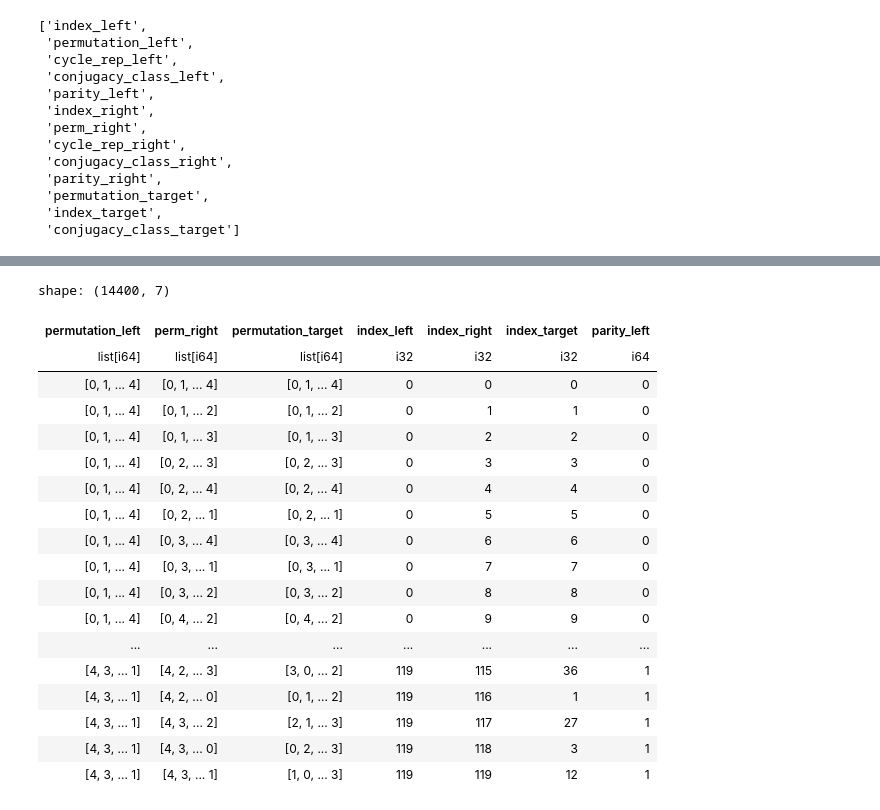
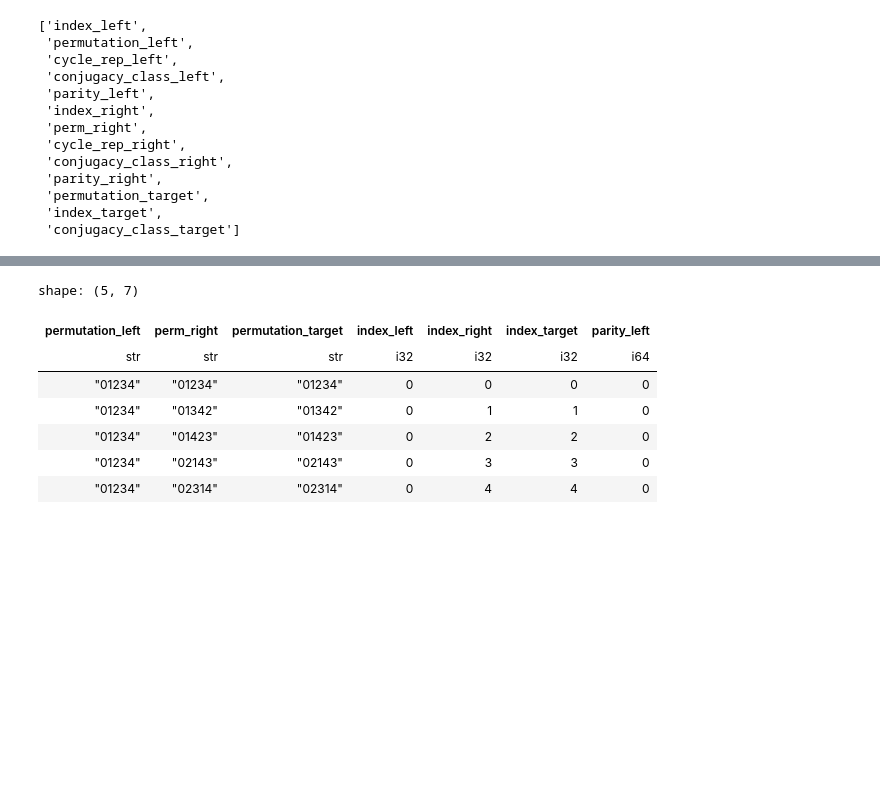
Before and after one commit to dashstander/sn-grok, a Jupyter notebook: mlp_vis.ipynb, the cells around one changed output, grey strips where cells are left out. Saved outputs shown, nothing was run; the diff lists cells and outputs as text; code cells hidden in the pictures; blank space fills up the shorter version.

```diff
--- a/mlp_vis.ipynb
+++ b/mlp_vis.ipynb
@@ -359,17 +357,13 @@ mult_df.columns
  'index_target',
  'conjugacy_class_target']
 # %%
-def list2str(x):
-    strings = []
-    for y in x:
-        strings.append(''.join([str(i) for i in y]))
-    return tuple(strings)
 
-mult_df.with_columns([
+
+mult_df = mult_df.with_columns([
     pl.col('permutation_left').arr.eval(pl.element().cast(str)).arr.join(''),
     pl.col('perm_right').arr.eval(pl.element().cast(str)).arr.join(''),
     pl.col('permutation_target').arr.eval(pl.element().cast(str)).arr.join(''),
     pl.col('conjugacy_class_left').arr.eval(pl.element().cast(str)).arr.join(''),
     pl.col('conjugacy_class_right').arr.eval(pl.element().cast(str)).arr.join(''),
     pl.col('conjugacy_class_target').arr.eval(pl.element().cast(str)).arr.join('')
-]).head()
+])
@@ -385,22 +370,11 @@ shape: (5, 13)
 # %%
-mult_df.select([pl.col('^perm.*$'), pl.col('^index.*$'), 'parity_left'])
+mult_df.select([pl.col('^perm.*$'), pl.col('^index.*$'), 'parity_left']).head()
 # %% [output]
-shape: (14400, 7)
+shape: (5, 7)
 | permutation_left | perm_right | permutation_target | index_left | index_right | index_target | parity_left |
-| list[i64] | list[i64] | list[i64] | i32 | i32 | i32 | i64 |
-| [0, 1, ... 4] | [0, 1, ... 4] | [0, 1, ... 4] | 0 | 0 | 0 | 0 |
-| [0, 1, ... 4] | [0, 1, ... 2] | [0, 1, ... 2] | 0 | 1 | 1 | 0 |
-| [0, 1, ... 4] | [0, 1, ... 3] | [0, 1, ... 3] | 0 | 2 | 2 | 0 |
-| [0, 1, ... 4] | [0, 2, ... 3] | [0, 2, ... 3] | 0 | 3 | 3 | 0 |
-| [0, 1, ... 4] | [0, 2, ... 4] | [0, 2, ... 4] | 0 | 4 | 4 | 0 |
-| [0, 1, ... 4] | [0, 2, ... 1] | [0, 2, ... 1] | 0 | 5 | 5 | 0 |
-| [0, 1, ... 4] | [0, 3, ... 4] | [0, 3, ... 4] | 0 | 6 | 6 | 0 |
-| [0, 1, ... 4] | [0, 3, ... 1] | [0, 3, ... 1] | 0 | 7 | 7 | 0 |
-| [0, 1, ... 4] | [0, 3, ... 2] | [0, 3, ... 2] | 0 | 8 | 8 | 0 |
-| [0, 1, ... 4] | [0, 4, ... 2] | [0, 4, ... 2] | 0 | 9 | 9 | 0 |
-| ... | ... | ... | ... | ... | ... | ... |
-| [4, 3, ... 1] | [4, 2, ... 3] | [3, 0, ... 2] | 119 | 115 | 36 | 1 |
-| [4, 3, ... 1] | [4, 2, ... 0] | [0, 1, ... 2] | 119 | 116 | 1 | 1 |
-| [4, 3, ... 1] | [4, 3, ... 2] | [2, 1, ... 3] | 119 | 117 | 27 | 1 |
-| [4, 3, ... 1] | [4, 3, ... 0] | [0, 2, ... 3] | 119 | 118 | 3 | 1 |
-| [4, 3, ... 1] | [4, 3, ... 1] | [1, 0, ... 3] | 119 | 119 | 12 | 1 |
+| str | str | str | i32 | i32 | i32 | i64 |
+| "01234" | "01234" | "01234" | 0 | 0 | 0 | 0 |
+| "01234" | "01342" | "01342" | 0 | 1 | 1 | 0 |
+| "01234" | "01423" | "01423" | 0 | 2 | 2 | 0 |
+| "01234" | "02143" | "02143" | 0 | 3 | 3 | 0 |
+| "01234" | "02314" | "02314" | 0 | 4 | 4 | 0 |
```
Also changed, not shown: parts of 63 cells of this notebook.
